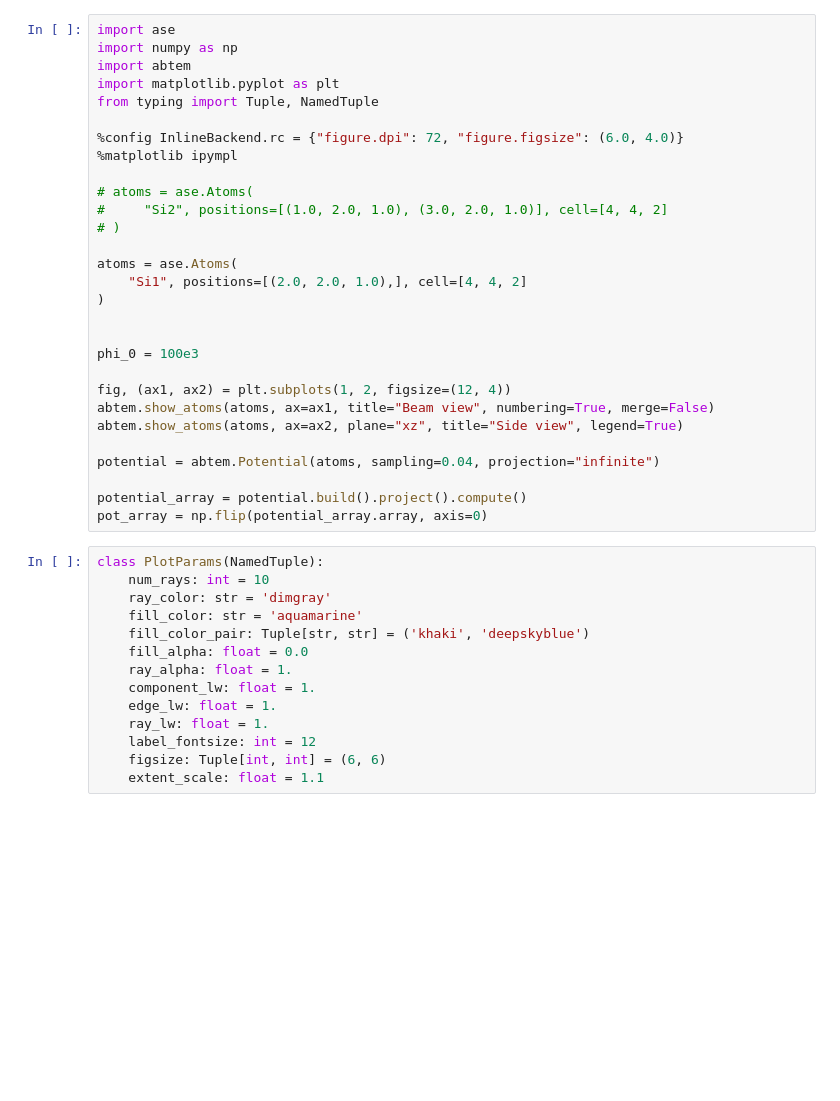
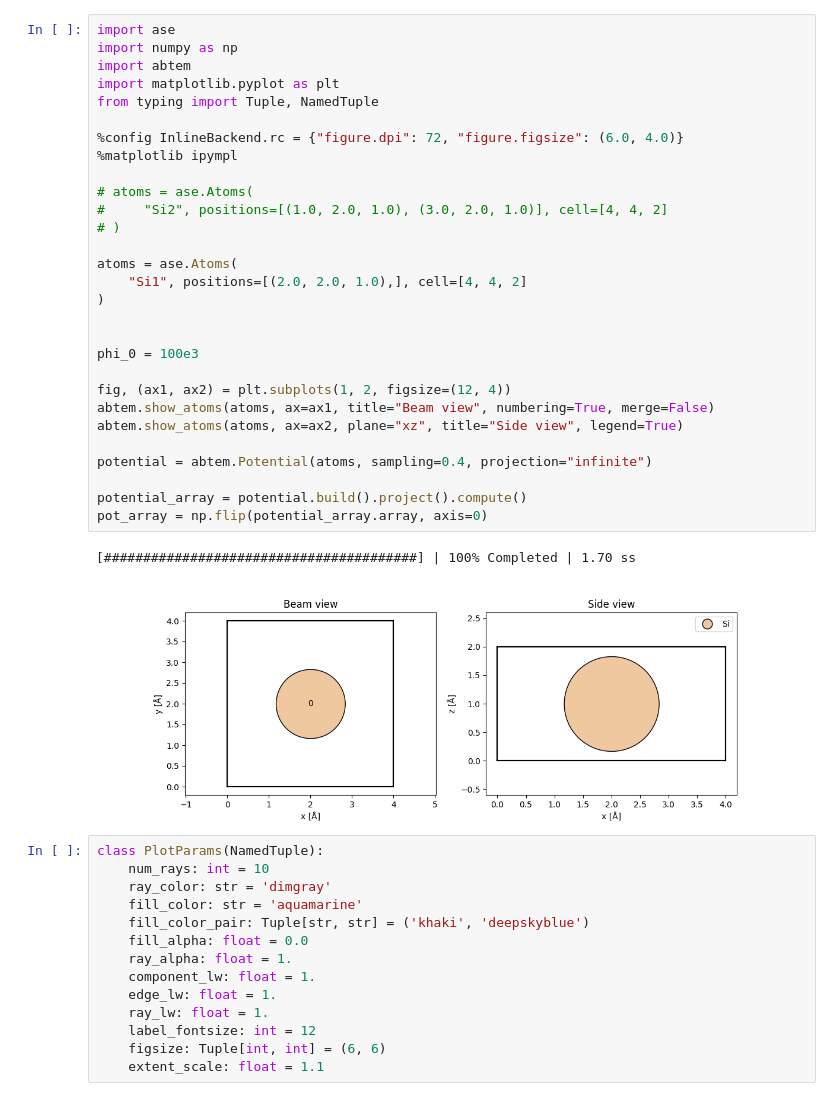
Before and after one commit to TemGym/TemGym, a Jupyter notebook: examples/pyqtgraph_examples/abtem_sample.ipynb, the cells around one changed output. Saved outputs shown, nothing was run; the diff lists cells and outputs as text; blank space fills up the shorter version.

Commit message:
sample_potential savepoint - about to add gaussian propagation

```diff
--- a/examples/pyqtgraph_examples/abtem_sample.ipynb
+++ b/examples/pyqtgraph_examples/abtem_sample.ipynb
@@ -1,32 +1,35 @@
 # %%
 import ase
 import numpy as np
 import abtem
 import matplotlib.pyplot as plt
 from typing import Tuple, NamedTuple
 
 %config InlineBackend.rc = {"figure.dpi": 72, "figure.figsize": (6.0, 4.0)}
 %matplotlib ipympl
 
 # atoms = ase.Atoms(
 #     "Si2", positions=[(1.0, 2.0, 1.0), (3.0, 2.0, 1.0)], cell=[4, 4, 2]
 # )
 
 atoms = ase.Atoms(
     "Si1", positions=[(2.0, 2.0, 1.0),], cell=[4, 4, 2]
 )
 
 
 phi_0 = 100e3
 
 fig, (ax1, ax2) = plt.subplots(1, 2, figsize=(12, 4))
 abtem.show_atoms(atoms, ax=ax1, title="Beam view", numbering=True, merge=False)
 abtem.show_atoms(atoms, ax=ax2, plane="xz", title="Side view", legend=True)
 
-potential = abtem.Potential(atoms, sampling=0.04, projection="infinite")
+potential = abtem.Potential(atoms, sampling=0.4, projection="infinite")
 
 potential_array = potential.build().project().compute()
 pot_array = np.flip(potential_array.array, axis=0)
+# %% [output]
+[########################################] | 100% Completed | 1.70 ss
+[figure, added]
 # %%
 class PlotParams(NamedTuple):
     num_rays: int = 10
```
Also changed, not shown: parts of 14 cells of this notebook, 4 other files.
